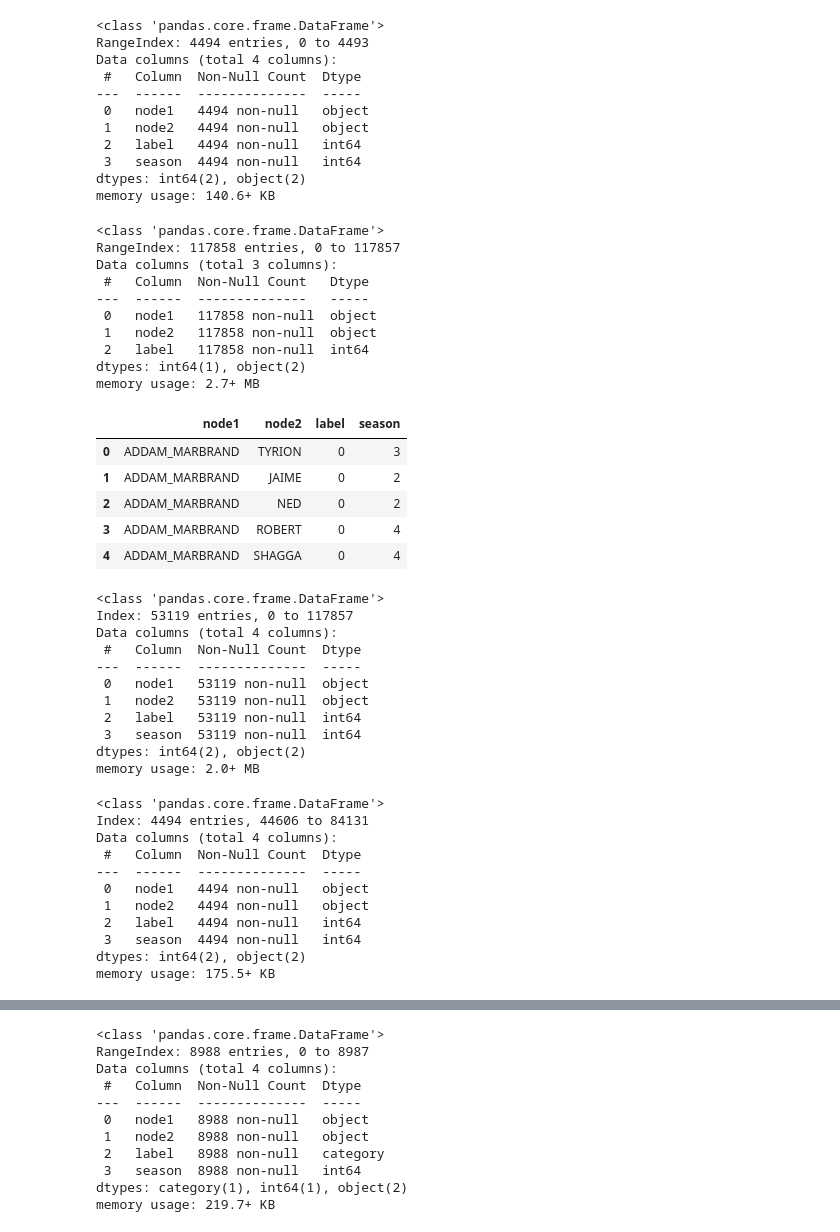
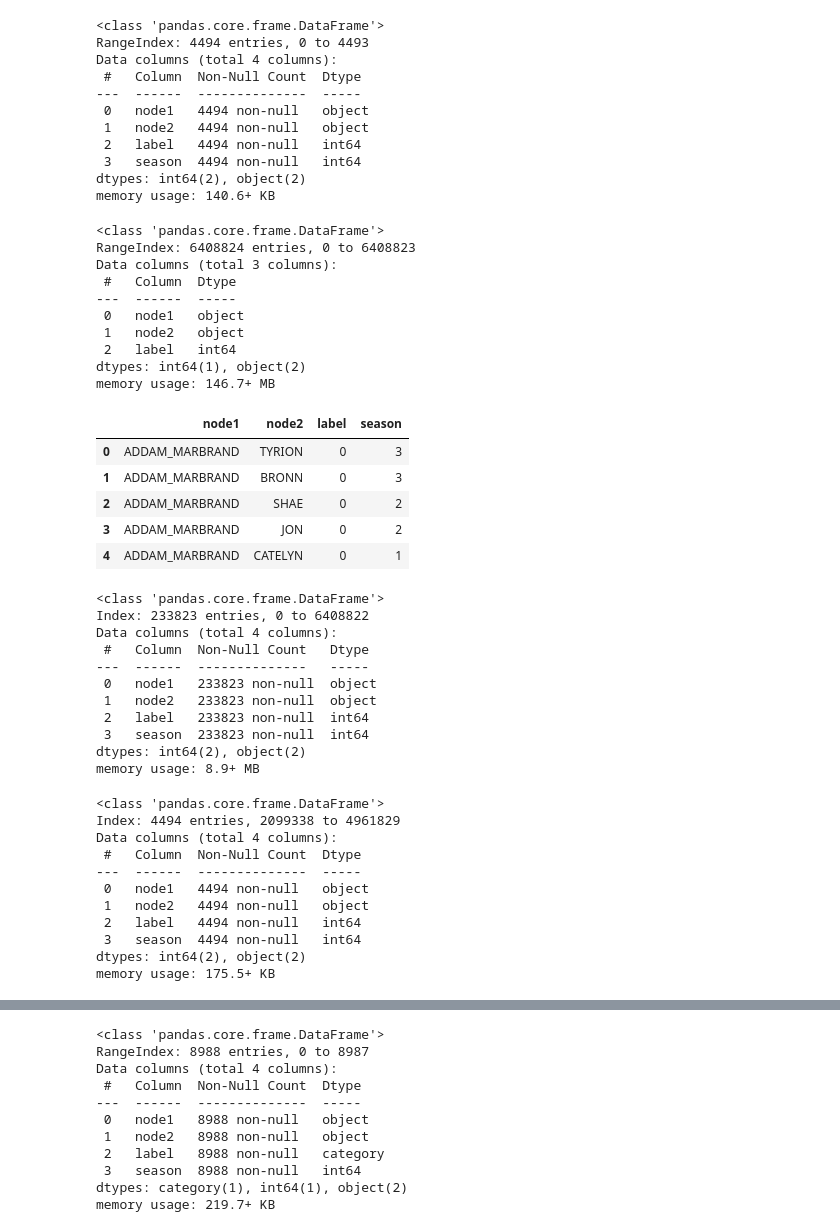
Before and after one commit to vaishnavdilip/Game_of_graphs, a Jupyter notebook: notebooks/Link_Prediction.ipynb, the cells around one changed output, grey strips where cells are left out. Drawn from its saved outputs; the diff is of its cells as text; code cells hidden in the pictures.

```diff
--- a/notebooks/Link_Prediction.ipynb
+++ b/notebooks/Link_Prediction.ipynb
@@ -31,7 +31,7 @@ memory usage: 140.6+ KB
 train_missing_links = graph.run("""
 MATCH (n:Person)
 WHERE (n:Person)-[:INTERACTS_1|INTERACTS_2|INTERACTS_3|INTERACTS_4]-()
-MATCH (n:Person)-[r:INTERACTS_1|INTERACTS_2|INTERACTS_3|INTERACTS_4*1..2]-(p:Person)
+MATCH (n:Person)-[r:INTERACTS_1|INTERACTS_2|INTERACTS_3|INTERACTS_4*2..3]-(p:Person)
 WHERE not((n:Person)-[:INTERACTS_1|INTERACTS_2|INTERACTS_3|INTERACTS_4]-(p:Person))
 RETURN n.id AS node1, p.id AS node2, 0 AS label
 """).to_data_frame()
@@ -39,31 +39,31 @@ RETURN n.id AS node1, p.id AS node2, 0 AS label
 train_missing_links.info()
 # %% [output]
 <class 'pandas.core.frame.DataFrame'>
-RangeIndex: 117858 entries, 0 to 117857
+RangeIndex: 6408824 entries, 0 to 6408823
 Data columns (total 3 columns):
- #   Column  Non-Null Count   Dtype
----  ------  --------------   -----
- 0   node1   117858 non-null  object
- 1   node2   117858 non-null  object
- 2   label   117858 non-null  int64
+ #   Column  Dtype
+---  ------  -----
+ 0   node1   object
+ 1   node2   object
+ 2   label   int64
 dtypes: int64(1), object(2)
-memory usage: 2.7+ MB
+memory usage: 146.7+ MB
 # %%
 import random
 randomlist = []
-for i in range(0,117858):
+for i in range(0,6408824):
     n = random.randint(1,4)
     randomlist.append(n)
 #print(randomlist)
 train_missing_links['season']=randomlist
 train_missing_links.head(5)
 # %% [output]
 |  | node1 | node2 | label | season |
 | 0 | ADDAM_MARBRAND | TYRION | 0 | 3 |
-| 1 | ADDAM_MARBRAND | JAIME | 0 | 2 |
-| 2 | ADDAM_MARBRAND | NED | 0 | 2 |
-| 3 | ADDAM_MARBRAND | ROBERT | 0 | 4 |
-| 4 | ADDAM_MARBRAND | SHAGGA | 0 | 4 |
+| 1 | ADDAM_MARBRAND | BRONN | 0 | 3 |
+| 2 | ADDAM_MARBRAND | SHAE | 0 | 2 |
+| 3 | ADDAM_MARBRAND | JON | 0 | 2 |
+| 4 | ADDAM_MARBRAND | CATELYN | 0 | 1 |
 # %%
 # Remove duplicates
 train_missing_links = train_missing_links.drop_duplicates()
@@ -71,16 +71,16 @@ train_missing_links = train_missing_links.drop_duplicates()
 train_missing_links.info()
 # %% [output]
 <class 'pandas.core.frame.DataFrame'>
-Index: 53119 entries, 0 to 117857
+Index: 233823 entries, 0 to 6408822
 Data columns (total 4 columns):
- #   Column  Non-Null Count  Dtype
----  ------  --------------  -----
- 0   node1   53119 non-null  object
- 1   node2   53119 non-null  object
- 2   label   53119 non-null  int64
- 3   season  53119 non-null  int64
+ #   Column  Non-Null Count   Dtype
+---  ------  --------------   -----
+ 0   node1   233823 non-null  object
+ 1   node2   233823 non-null  object
+ 2   label   233823 non-null  int64
+ 3   season  233823 non-null  int64
 dtypes: int64(2), object(2)
-memory usage: 2.0+ MB
+memory usage: 8.9+ MB
 # %%
 # Down sample negative examples
 train_missing_links = train_missing_links.sample(
@@ -89,7 +89,7 @@ train_missing_links = train_missing_links.sample(
 train_missing_links.info()
 # %% [output]
 <class 'pandas.core.frame.DataFrame'>
-Index: 4494 entries, 44606 to 84131
+Index: 4494 entries, 2099338 to 4961829
 Data columns (total 4 columns):
  #   Column  Non-Null Count  Dtype
 ---  ------  --------------  -----
```
Also changed, not shown: parts of 29 cells of this notebook, 2 other files.
